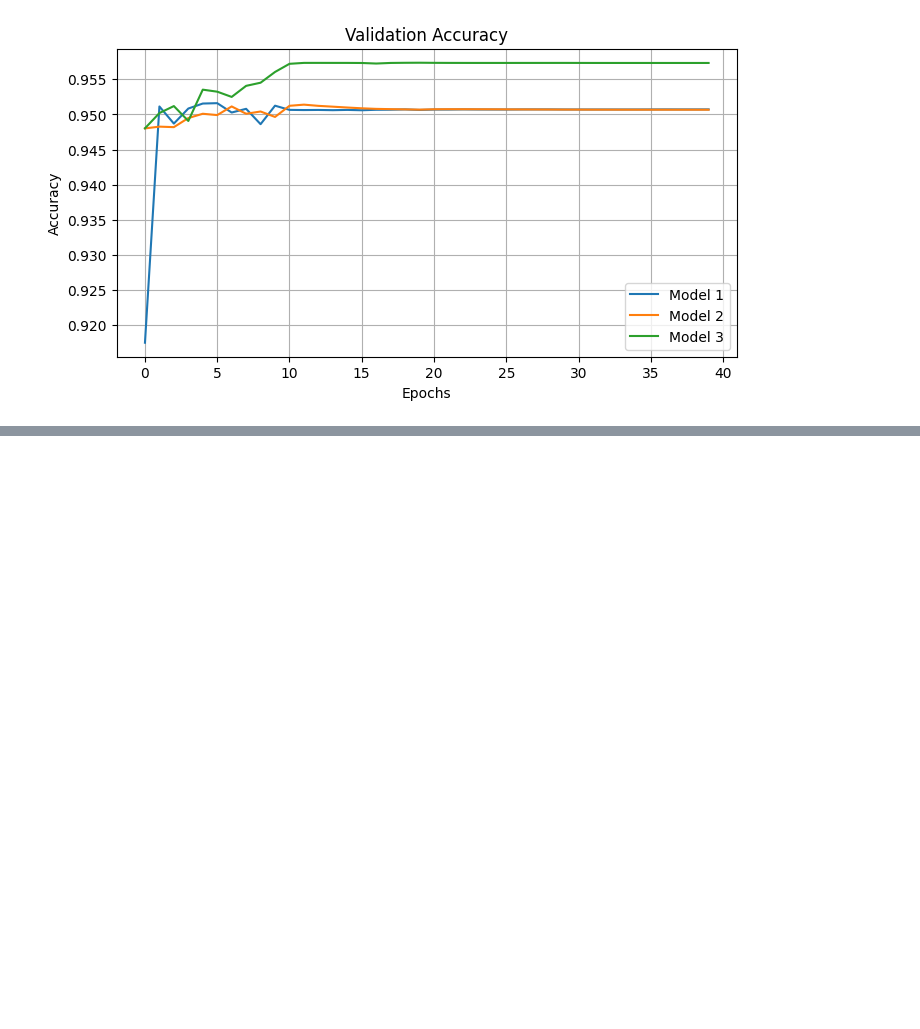
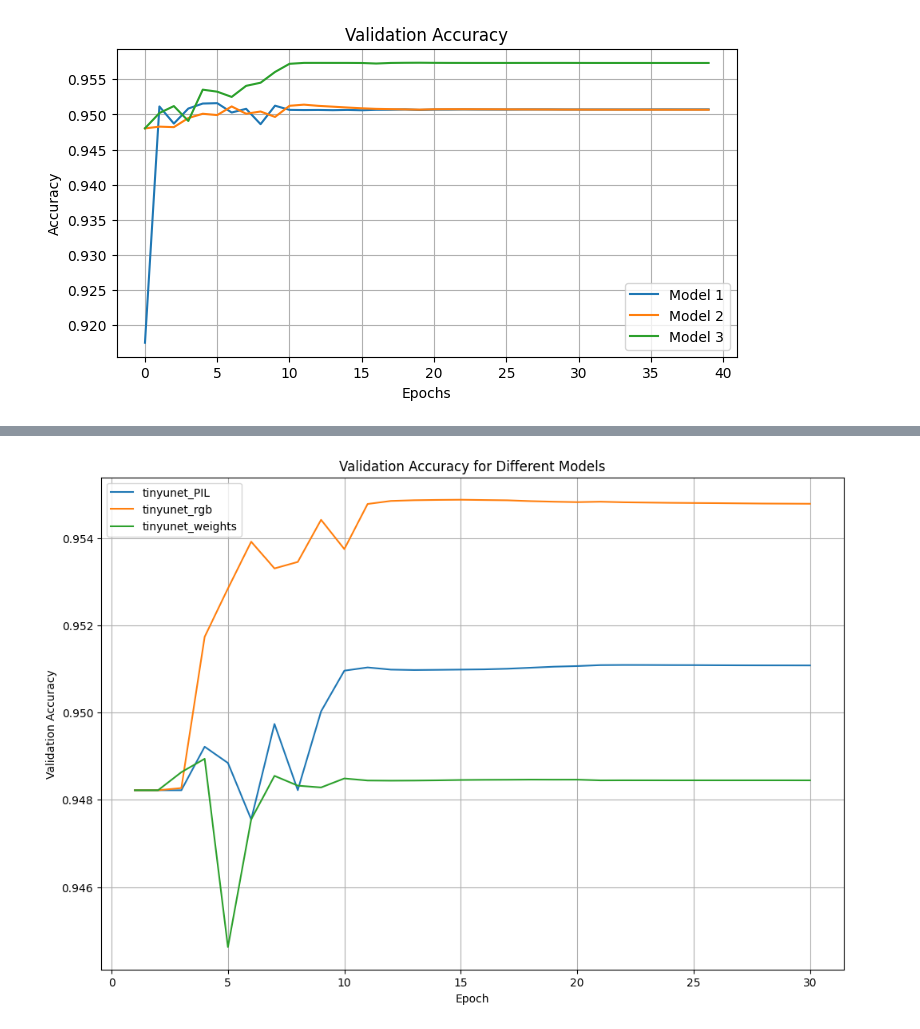
Before and after one commit to usmanraza121/Learned_weights_FUSeg, a Jupyter notebook: plots.ipynb, the cells around one changed output, grey strips where cells are left out. Cells and saved outputs as stored; diff of their text form; code cells hidden in the pictures; blank space fills up the shorter version.

```diff
--- a/plots.ipynb
+++ b/plots.ipynb
@@ -92,7 +92,7 @@ for file in csv_files:
 def plot_metric(metric, ylabel, model_data):
     plt.figure(figsize=(12, 8))
     for model_name, data in model_data.items():
-        plt.plot(data['epoch'][:15], data[metric][:15], label=model_name)
+        plt.plot(data['epoch'][:30], data[metric][:30], label=model_name)
     plt.xlabel('Epoch')
     plt.ylabel(ylabel)
     plt.title(f'{ylabel} for Different Models')
@@ -118,0 +143,40 @@ plot_metric('valid_acc', 'Validation Accuracy', model_data)
+# %%
+# Path to the folder containing the CSV files
+# folder_path = "ckpt/plots"
+# folder_path = "ckpt/plots/LiteSeg"
+# folder_path = "ckpt/plots/UNet"
+folder_path = "ckpt/plots/Tinny Unet"
+csv_files = [f for f in os.listdir(folder_path) if f.endswith('.csv')]
+
+# Dictionary to store data for each model
+model_data = {}
+
+for file in csv_files:
+    model_name = os.path.splitext(file)[0].split("training_results_")[-1]
+    file_path = os.path.join(folder_path, file)
+    model_data[model_name] = pd.read_csv(file_path)
+
+def plot_metric(metric, ylabel, model_data):
+    plt.figure(figsize=(12, 8))
+    for model_name, data in model_data.items():
+        plt.plot(data['epoch'][:30], data[metric][:30], label=model_name)
+    plt.xlabel('Epoch')
+    plt.ylabel(ylabel)
+    plt.title(f'{ylabel} for Different Models')
+    plt.legend()
+    plt.grid()
+    plt.show()
+
+# Plot training loss
+# plot_metric('train_loss', 'Training Loss', model_data)
+
+# # Plot training accuracy
+# plot_metric('train_acc', 'Training Accuracy', model_data)
+
+# # Plot validation loss
+# plot_metric('valid_loss', 'Validation Loss', model_data)
+
+# Plot validation accuracy
+plot_metric('valid_acc', 'Validation Accuracy', model_data)
+# %% [output]
+[figure, added]
```
Also changed, not shown: parts of 5 cells of this notebook, 5 other files.
